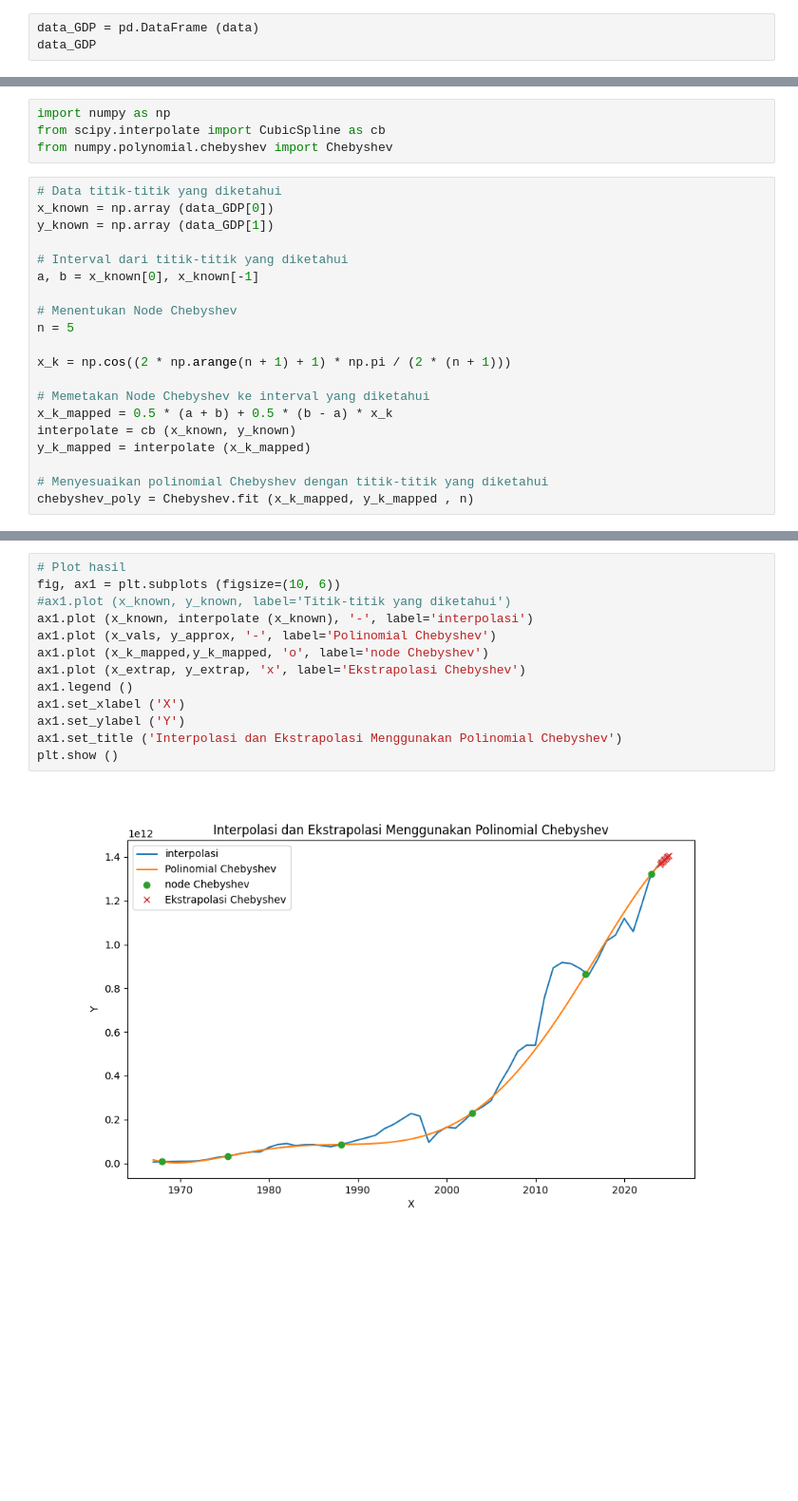
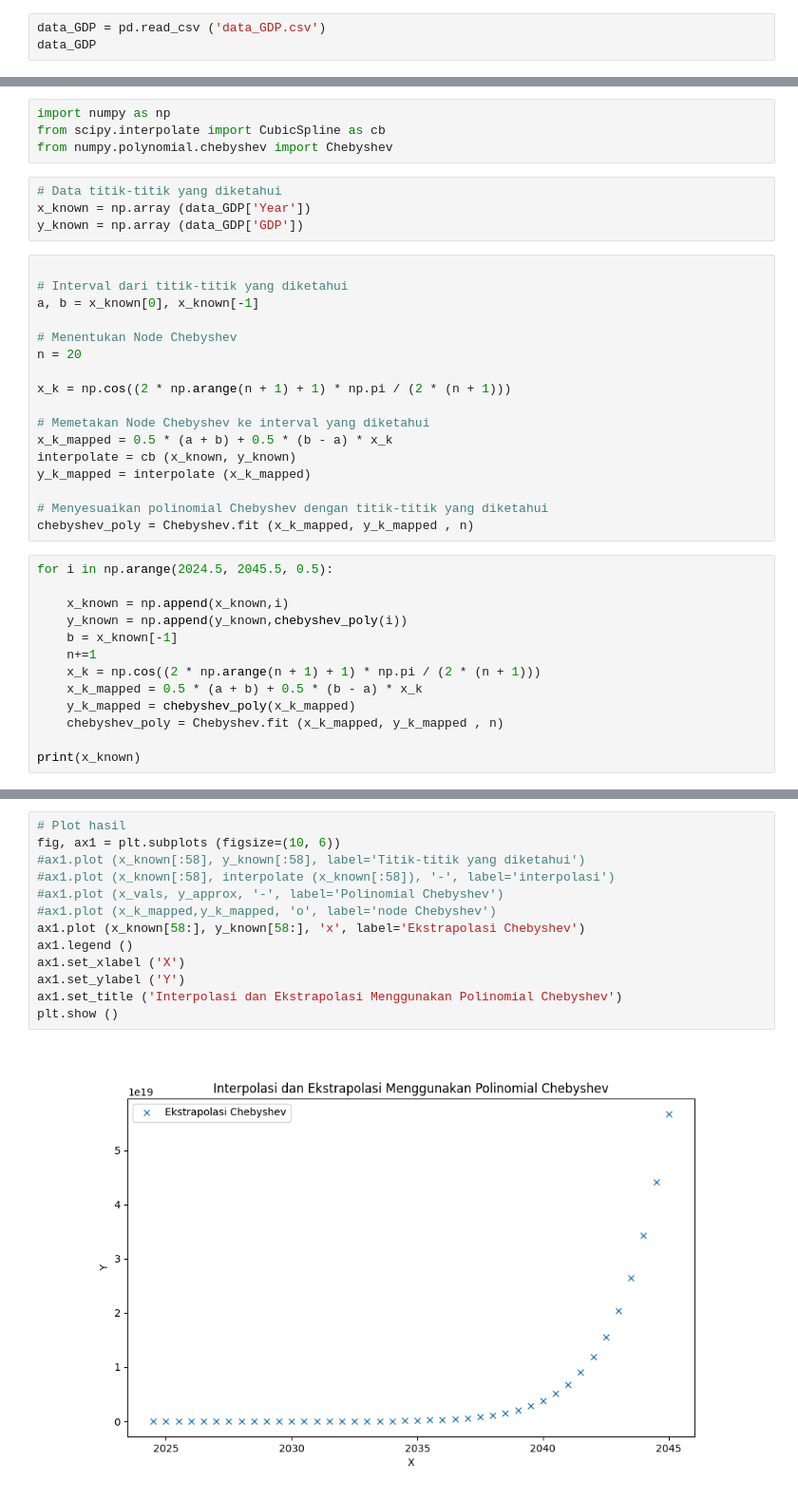
Before and after one commit to PrafoTekno/BDK-Data_Analyst, a Jupyter notebook: Life_Hack_Project/main.ipynb, the cells around one changed output, grey strips where cells are left out. Shown at 95% size. Cells and saved outputs as stored; diff of their text form; blank space fills up the shorter version.

```diff
--- a/Life_Hack_Project/main.ipynb
+++ b/Life_Hack_Project/main.ipynb
@@ -71,4 +10,4 @@ data = [
 # %%
-data_GDP = pd.DataFrame (data)
+data_GDP = pd.read_csv ('data_GDP.csv')
 data_GDP
 # %% [output]
@@ -172,16 +111,17 @@ plt.show()
 import numpy as np
 from scipy.interpolate import CubicSpline as cb
 from numpy.polynomial.chebyshev import Chebyshev
+# %%
+# Data titik-titik yang diketahui
+x_known = np.array (data_GDP['Year'])
+y_known = np.array (data_GDP['GDP'])
 # %%
-# Data titik-titik yang diketahui
-x_known = np.array (data_GDP[0])
-y_known = np.array (data_GDP[1])
 
 # Interval dari titik-titik yang diketahui
 a, b = x_known[0], x_known[-1]
 
 # Menentukan Node Chebyshev
-n = 5
+n = 20
 
 x_k = np.cos((2 * np.arange(n + 1) + 1) * np.pi / (2 * (n + 1)))
 
@@ -192,3 +132,16 @@ y_k_mapped = interpolate (x_k_mapped)
 
 # Menyesuaikan polinomial Chebyshev dengan titik-titik yang diketahui
 chebyshev_poly = Chebyshev.fit (x_k_mapped, y_k_mapped , n)
+# %%
+for i in np.arange(2024.5, 2045.5, 0.5):
+
+    x_known = np.append(x_known,i)
+    y_known = np.append(y_known,chebyshev_poly(i))
+    b = x_known[-1]
+    n+=1
+    x_k = np.cos((2 * np.arange(n + 1) + 1) * np.pi / (2 * (n + 1)))
+    x_k_mapped = 0.5 * (a + b) + 0.5 * (b - a) * x_k
+    y_k_mapped = chebyshev_poly(x_k_mapped)
+    chebyshev_poly = Chebyshev.fit (x_k_mapped, y_k_mapped , n)
+
+print(x_known)
@@ -203,15 +167,15 @@ y_extrap = chebyshev_poly (x_extrap)
 # %%
 # Plot hasil
 fig, ax1 = plt.subplots (figsize=(10, 6))
-#ax1.plot (x_known, y_known, label='Titik-titik yang diketahui')
-ax1.plot (x_known, interpolate (x_known), '-', label='interpolasi')
-ax1.plot (x_vals, y_approx, '-', label='Polinomial Chebyshev')
-ax1.plot (x_k_mapped,y_k_mapped, 'o', label='node Chebyshev')
-ax1.plot (x_extrap, y_extrap, 'x', label='Ekstrapolasi Chebyshev')
+#ax1.plot (x_known[:58], y_known[:58], label='Titik-titik yang diketahui')
+#ax1.plot (x_known[:58], interpolate (x_known[:58]), '-', label='interpolasi')
+#ax1.plot (x_vals, y_approx, '-', label='Polinomial Chebyshev')
+#ax1.plot (x_k_mapped,y_k_mapped, 'o', label='node Chebyshev')
+ax1.plot (x_known[58:], y_known[58:], 'x', label='Ekstrapolasi Chebyshev')
 ax1.legend ()
 ax1.set_xlabel ('X')
 ax1.set_ylabel ('Y')
 ax1.set_title ('Interpolasi dan Ekstrapolasi Menggunakan Polinomial Chebyshev')
 plt.show ()
 # %% [output]
-[figure, old version]
+[figure, new version]
```
Also changed, not shown: parts of 6 cells of this notebook.
